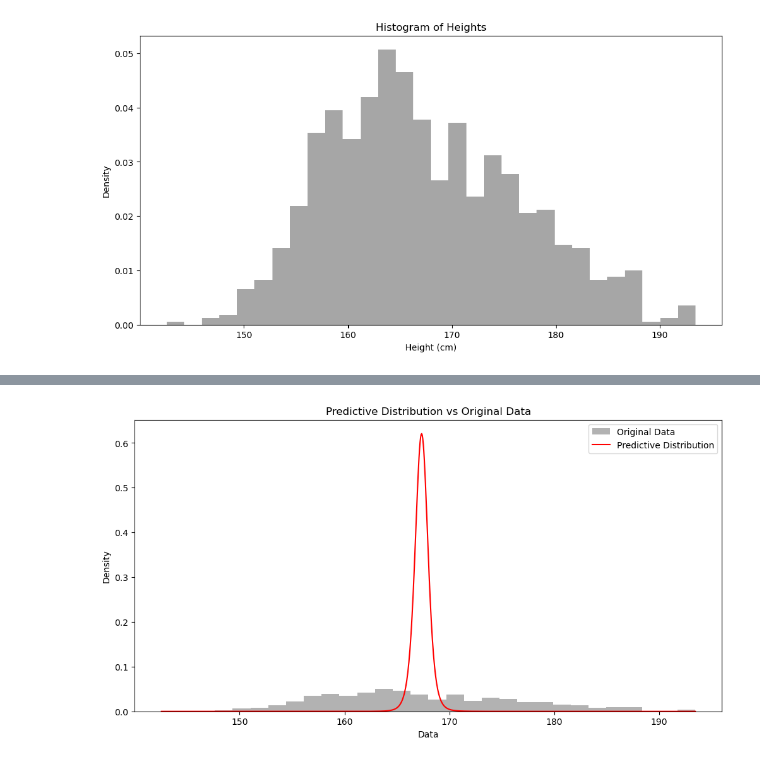
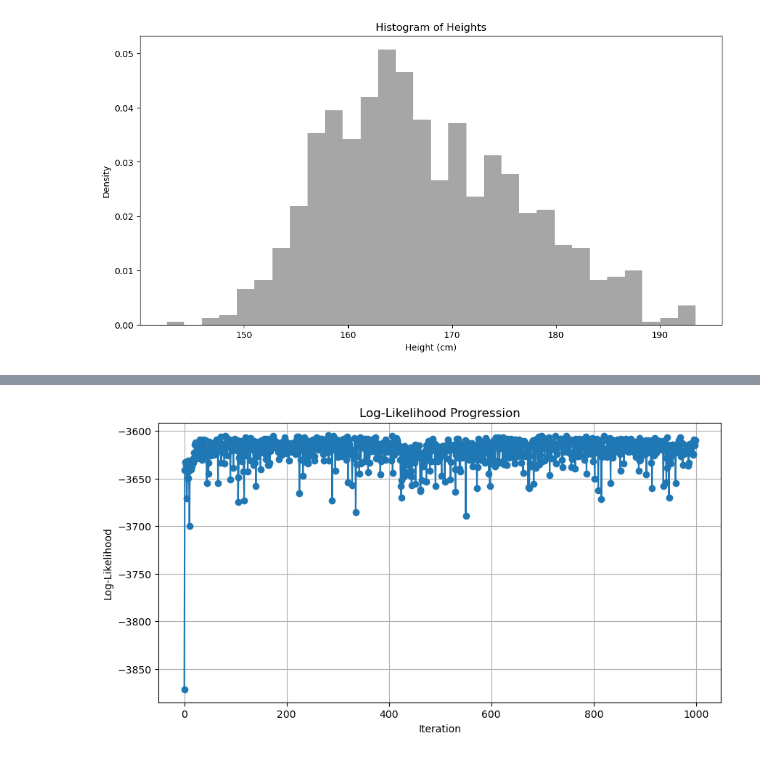
Before and after one commit to hongtaoh/hongtaoh.github.io, a Jupyter notebook: notebooks/2024-12-12-igmm.ipynb, the cells around one changed output, grey strips where cells are left out. Saved outputs shown, nothing was run; the diff lists cells and outputs as text; code cells hidden in the pictures.

```diff
--- a/notebooks/2024-12-12-igmm.ipynb
+++ b/notebooks/2024-12-12-igmm.ipynb
@@ -791,20 +847,4 @@ plot_likelihood_progression(p1s)
-# %%
-all_mus = {}
-all_sigmas = {}
-for k, k_params in cluster_params.items():
-    sigma2_samples = invgamma.rvs(
-        k_params['alpha'],
-        scale = k_params['beta'],
-        size = nsampling
-    )
-    sigma_samples = np.sqrt(sigma2_samples)
-    mu_samples = norm.rvs(
-        k_params["mu"],
-        sigma_samples/np.sqrt(k_params['kappa'])
-    )
-    all_mus[k] = mu_samples
-    all_sigmas[k] = sigma_samples
-
-plot_predictive_distribution(data, all_mus, all_sigmas, assignments)
-# %% [output]
-[figure, removed]
+# %%
+plot_log_likelihood_progression(p1_history)
+# %% [output]
+[figure, added]
```
Also changed, not shown: parts of 23 cells of this notebook, 4 other files.
